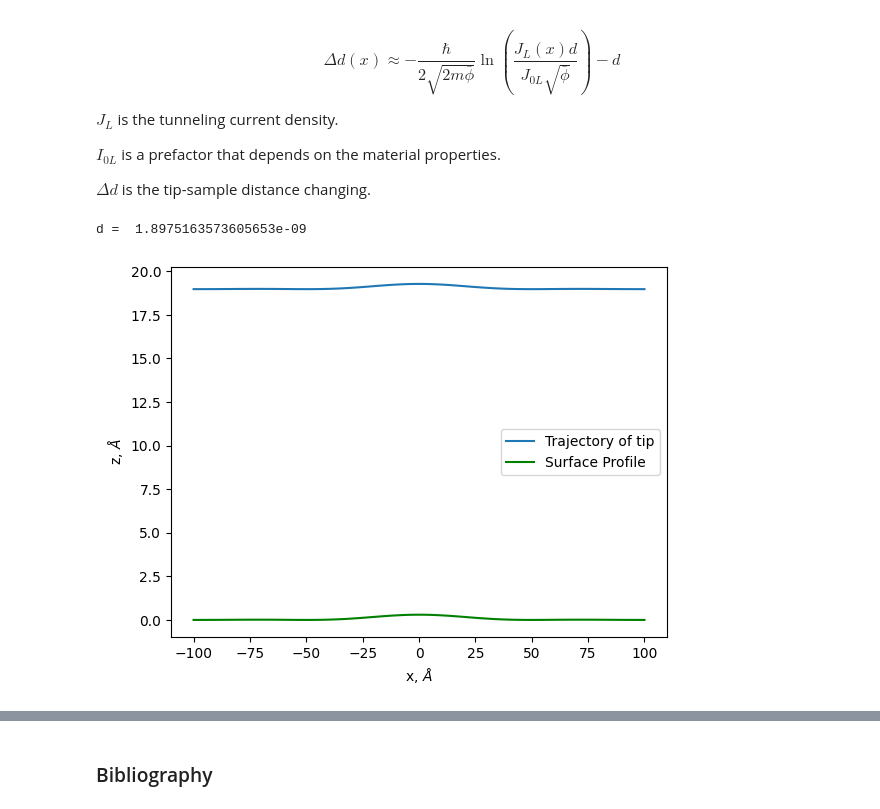
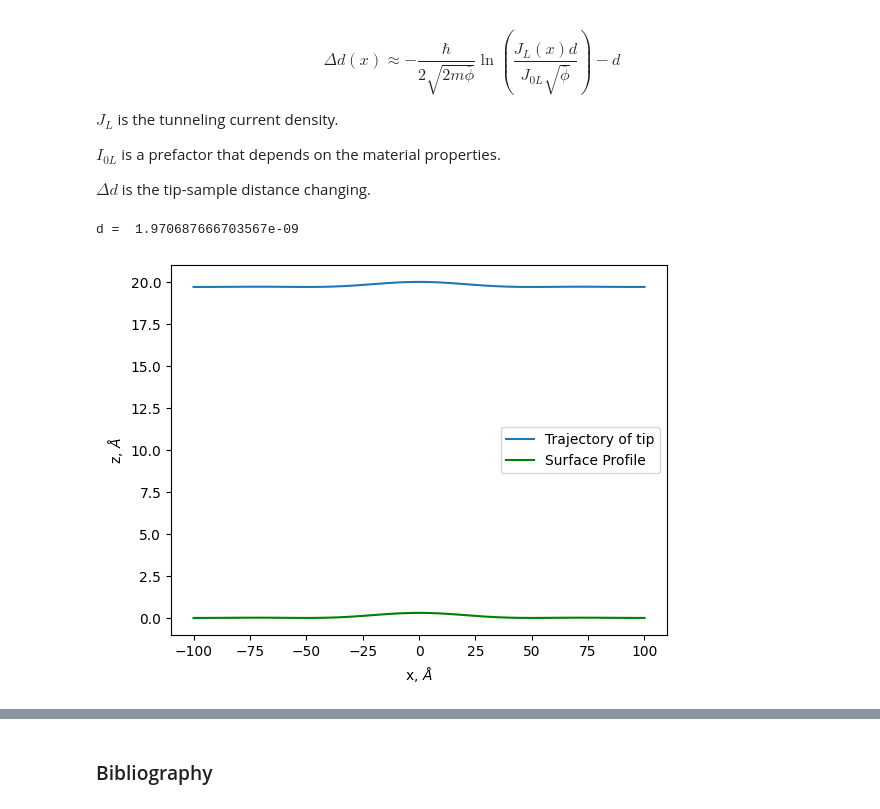
Before and after one commit to MariyaSV78/notebook_STM, a Jupyter notebook: STM/STM.ipynb, the cells around one changed output, grey strips where cells are left out. Saved outputs shown, nothing was run; the diff lists cells and outputs as text; code cells hidden in the pictures.

```diff
--- a/STM/STM.ipynb
+++ b/STM/STM.ipynb
@@ -777,36 +770,38 @@ $\Delta d$  is the tip-sample distance changing.
 
 """
 # Constants
+V = 0.3
+phi = 4.5*e
 J0 = 21141.6773862382 * np.sqrt(phi/2)* V# Constant tunneling current (I0 / z) * np.sqrt(phi/2)* V
 JL = 0.1e-9 #from Fig.1
 
 width_scaling_factor = 5e-9 # m Adjust this value to widen or narrow the peak
 height_scaling_factor = 0.3e-10  # m Adjust this value to lower or raise the entire function
 
 def surface_profile(x):
     return height_scaling_factor * np.sinc(x / width_scaling_factor)**2  # Example: sine wave profile
 
 # Generate x values for the surface profile
 x_values = np.linspace(-10e-9, 10e-9, 100)
 
 # Generate tunneling current values (constant)
 z0 = surface_profile(x_values)
 
 # Generate tip-sample distance values (constant)
 (delta_d)  = (- (hbar / (2 * np.sqrt(2 * m * phi))) * np.log(JL * d / J0))
 z = z0 + delta_d + d
-print ('d = ',delta_d + d )
+print ('d = ',delta_d + d)
 
 
 # Plotting
 plt.plot(x_values/1e-10, z/1e-10, label='Trajectory of tip')
 plt.plot(x_values/1e-10, z0/1e-10, label='Surface Profile', color='green')
 
 plt.xlabel('x, $\AA$')
 plt.ylabel('z, $\AA$')
 plt.title('')
 plt.legend()
 plt.show()
 # %% [output]
-d =  1.8975163573605653e-09
+d =  1.970687666703567e-09
-[figure, old version]
+[figure, new version]
```
Also changed, not shown: parts of 15 cells of this notebook.
